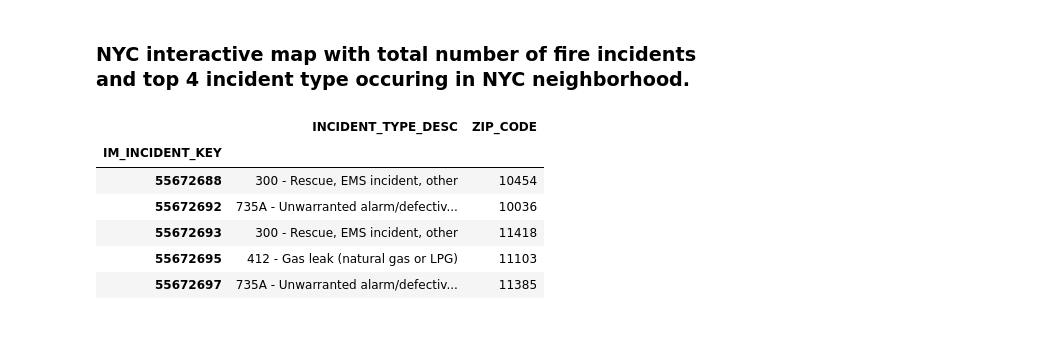
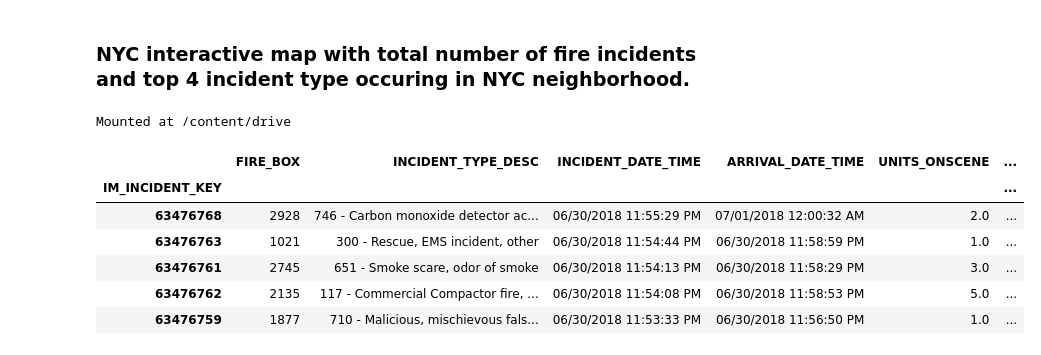
Before and after one commit to MahdiDavari/Data-Science-Portfolio, a Jupyter notebook: DS1_Interactive_Map/Incidents_Responded_to_by_Fire_Companies_Interactive_Map.ipynb, the cells around one changed output. Cells and saved outputs as stored; diff of their text form; code cells hidden in the pictures.

Commit message:
updated analysis for the NYFD data

```diff
--- a/DS1_Interactive_Map/Incidents_Responded_to_by_Fire_Companies_Interactive_Map.ipynb
+++ b/DS1_Interactive_Map/Incidents_Responded_to_by_Fire_Companies_Interactive_Map.ipynb
@@ -1,5 +1,11 @@
 # %% [markdown]
 ### NYC interactive map with total number of fire incidents and top 4 incident type occuring in NYC neighborhood.
+# %%
+from google.colab import drive
+drive.mount('/content/drive')
+working_folder = '/content/drive/My Drive/Colab Notebooks/DS1_Interactive_Map/Data/'
+# %% [output]
+Mounted at /content/drive
 # %%
 import pandas as pd
 import numpy as np
@@ -14,22 +32,31 @@ filename_full =  os.path.join(path,filename)
 # %%
-df_zip = pd.read_csv('Zip_lat_long.csv', index_col=0)
-tmp_df =  pd.read_csv(filename_full, index_col=0, chunksize=10000, usecols=['IM_INCIDENT_KEY',
-                                                                    'ZIP_CODE',
-                                                                    'INCIDENT_TYPE_DESC'],
-                  dtype={'IM_INCIDENT_KEY': 'Int64',
-                        'ZIP_CODE': 'category',
-                        'INCIDENT_TYPE_DESC': 'category'})
+df_zip = pd.read_csv(f'{working_folder}/zip_lat_long.csv', index_col=0)
+tmp_df =  pd.read_csv(f'{working_folder}/Incidents_Responded_to_by_Fire_Companies.csv',
+                      index_col=0, chunksize=1000)#, usecols=['IM_INCIDENT_KEY',
+                                                            # 'ZIP_CODE',
+                                                            # 'INCIDENT_TYPE_DESC'],
+                                                  #dtype={'IM_INCIDENT_KEY': 'Int64',
+                                                        # 'ZIP_CODE': 'category',
+                                                        # 'INCIDENT_TYPE_DESC': 'category'})
 
 df = pd.concat(tmp_df)
 
-df.ZIP_CODE.replace('11209-0000', '11209', inplace=True) # cleaning the ZIP_CODE incorrect data format
-df.ZIP_CODE.replace('11005.0', '11005', inplace=True) # cleaning the ZIP_CODE incorrect data format
+df.ZIP_CODE.replace({'11209-0000': 11209,
+                     '11005.0': 11005,
+                     '11371.0': 11371,
+                     '-31073': 31073,
+                     '11451.0': 11451}, inplace=True)
+
+df.ZIP_CODE.dropna(inplace=True)
+df.ZIP_CODE = df.ZIP_CODE.astype('int16')
+
+
 df.head()
 # %% [output]
-|  | INCIDENT_TYPE_DESC | ZIP_CODE |
-| IM_INCIDENT_KEY |  |  |
-| 55672688 | 300 - Rescue, EMS incident, other | 10454 |
-| 55672692 | 735A - Unwarranted alarm/defectiv... | 10036 |
-| 55672693 | 300 - Rescue, EMS incident, other | 11418 |
-| 55672695 | 412 - Gas leak (natural gas or LPG) | 11103 |
-| 55672697 | 735A - Unwarranted alarm/defectiv... | 11385 |
+|  | FIRE_BOX | INCIDENT_TYPE_DESC | INCIDENT_DATE_TIME | ARRIVAL_DATE_TIME | UNITS_ONSCENE | ... |
+| IM_INCIDENT_KEY |  |  |  |  |  | ... |
+| 63476768 | 2928 | 746 - Carbon monoxide detector ac... | 06/30/2018 11:55:29 PM | 07/01/2018 12:00:32 AM | 2.0 | ... |
+| 63476763 | 1021 | 300 - Rescue, EMS incident, other | 06/30/2018 11:54:44 PM | 06/30/2018 11:58:59 PM | 1.0 | ... |
+| 63476761 | 2745 | 651 - Smoke scare, odor of smoke | 06/30/2018 11:54:13 PM | 06/30/2018 11:58:29 PM | 3.0 | ... |
+| 63476762 | 2135 | 117 - Commercial Compactor fire, ... | 06/30/2018 11:54:08 PM | 06/30/2018 11:58:53 PM | 5.0 | ... |
+| 63476759 | 1877 | 710 - Malicious, mischievous fals... | 06/30/2018 11:53:33 PM | 06/30/2018 11:56:50 PM | 1.0 | ... |
```
Also changed, not shown: parts of 39 cells of this notebook.
